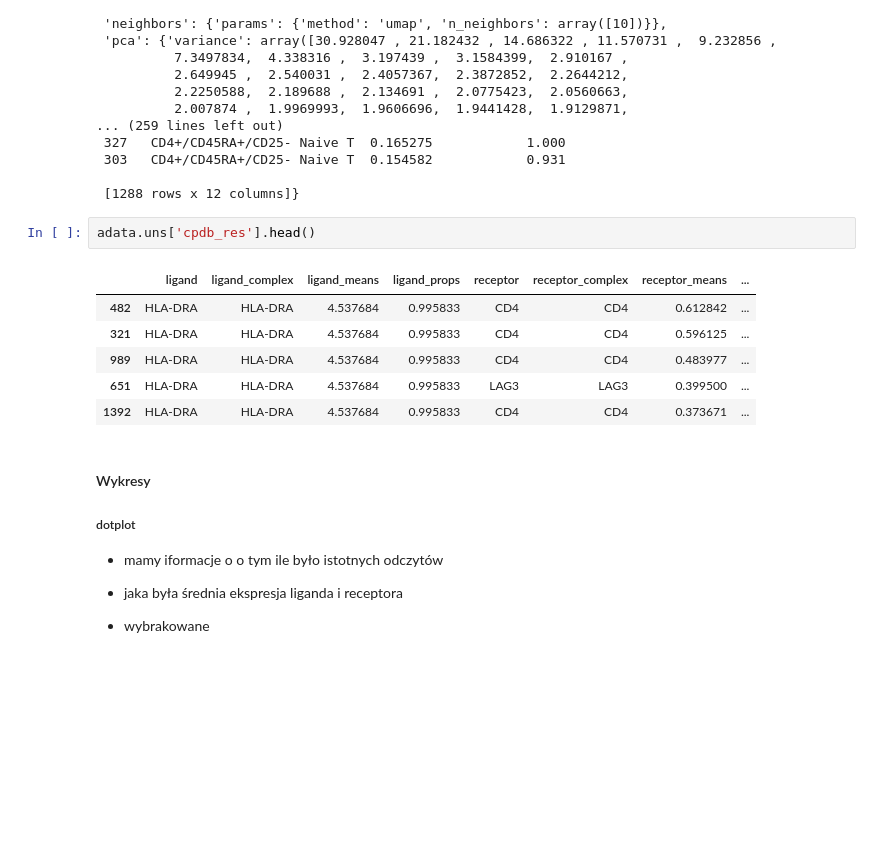
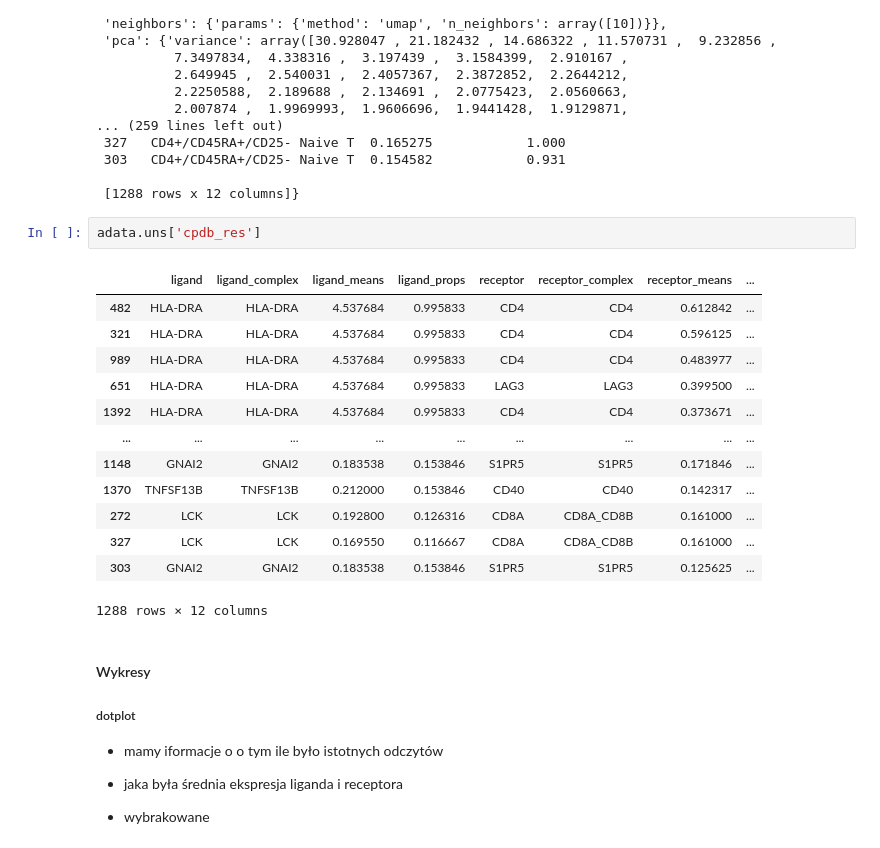
Before and after one commit to maxi7524/project_computational_biology_initial_conditions_pymyboss, a Jupyter notebook: notebooks/tutorial_1.ipynb, the cells around one changed output. Saved outputs shown, nothing was run; the diff lists cells and outputs as text; blank space fills up the shorter version.

```diff
--- a/notebooks/tutorial_1.ipynb
+++ b/notebooks/tutorial_1.ipynb
@@ -220,14 +220,21 @@ adata.uns # to jest ogólnie słownik z unstructured annotation
 
  [1288 rows x 12 columns]}
 # %%
-adata.uns['cpdb_res'].head()
+adata.uns['cpdb_res']
 # %% [output]
 |  | ligand | ligand_complex | ligand_means | ligand_props | receptor | receptor_complex | receptor_means | ... |
 | 482 | HLA-DRA | HLA-DRA | 4.537684 | 0.995833 | CD4 | CD4 | 0.612842 | ... |
 | 321 | HLA-DRA | HLA-DRA | 4.537684 | 0.995833 | CD4 | CD4 | 0.596125 | ... |
 | 989 | HLA-DRA | HLA-DRA | 4.537684 | 0.995833 | CD4 | CD4 | 0.483977 | ... |
 | 651 | HLA-DRA | HLA-DRA | 4.537684 | 0.995833 | LAG3 | LAG3 | 0.399500 | ... |
 | 1392 | HLA-DRA | HLA-DRA | 4.537684 | 0.995833 | CD4 | CD4 | 0.373671 | ... |
+| ... | ... | ... | ... | ... | ... | ... | ... | ... |
+| 1148 | GNAI2 | GNAI2 | 0.183538 | 0.153846 | S1PR5 | S1PR5 | 0.171846 | ... |
+| 1370 | TNFSF13B | TNFSF13B | 0.212000 | 0.153846 | CD40 | CD40 | 0.142317 | ... |
+| 272 | LCK | LCK | 0.192800 | 0.126316 | CD8A | CD8A_CD8B | 0.161000 | ... |
+| 327 | LCK | LCK | 0.169550 | 0.116667 | CD8A | CD8A_CD8B | 0.161000 | ... |
+| 303 | GNAI2 | GNAI2 | 0.183538 | 0.153846 | S1PR5 | S1PR5 | 0.125625 | ... |
+1288 rows × 12 columns
 # %% [markdown]
 #### Wykresy
 
```
Also changed, not shown: parts of 2 cells of this notebook.
